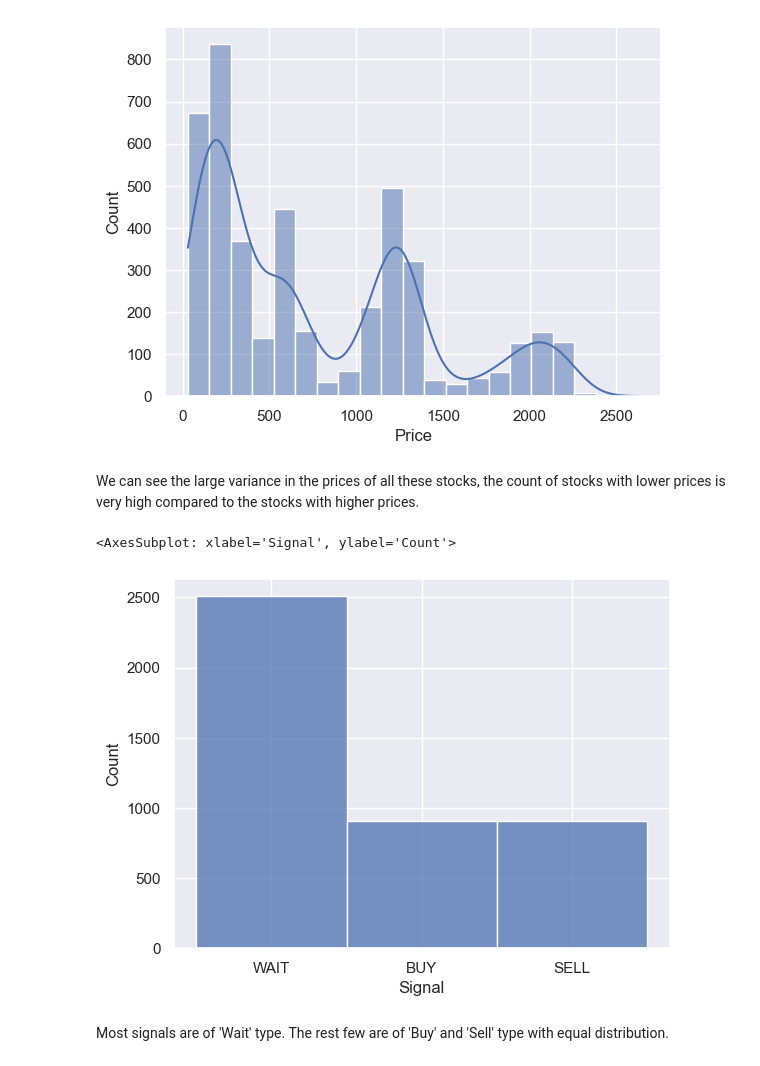
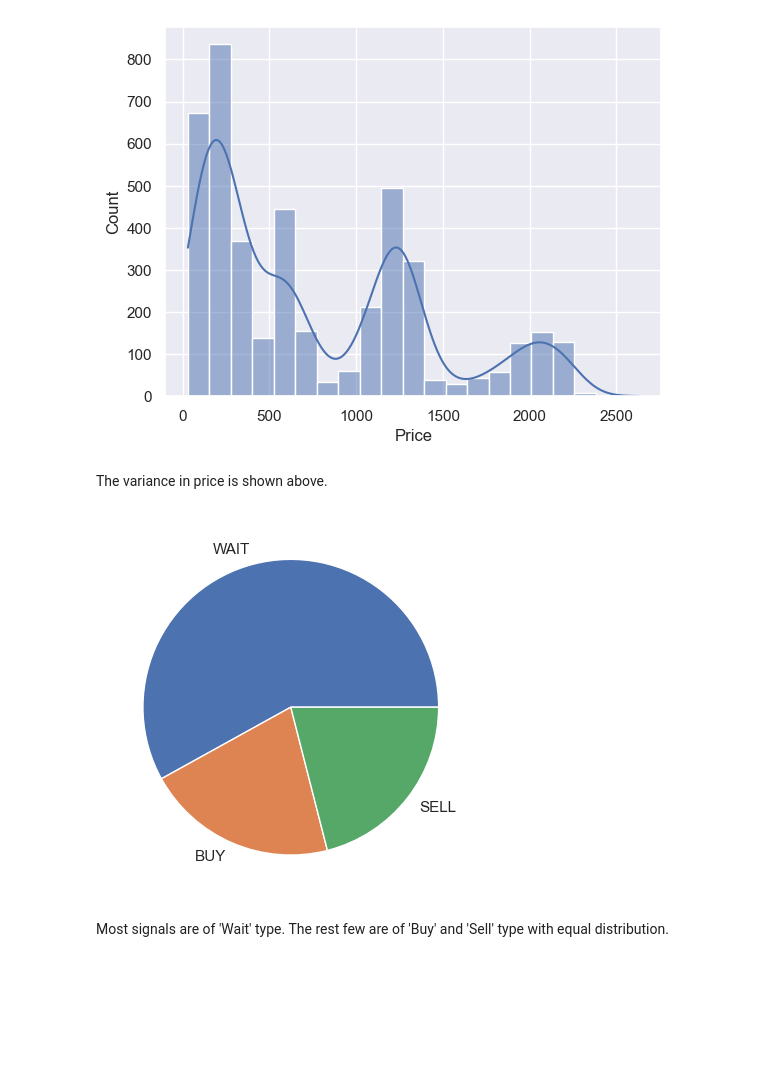
Before and after one commit to Anurag-Gulati-IIITD/Machine_Learning_Monsoon_2022, a Jupyter notebook: src/eda_feature_selection.ipynb, the cells around one changed output. Drawn from its saved outputs; the diff is of its cells as text; code cells hidden in the pictures; blank space fills up the shorter version.

```diff
--- a/src/eda_feature_selection.ipynb
+++ b/src/eda_feature_selection.ipynb
@@ -104,13 +113,14 @@ sns.histplot(df['Price'], kde=True) # Checking the distribution of the price
 # %% [output]
 <AxesSubplot: xlabel='Price', ylabel='Count'>
 [figure]
-# %% [markdown]
-We can see the large variance in the prices of all these stocks, the count of stocks with lower prices is very high compared to the stocks with higher prices.
+# %% [markdown]
+The variance in price is shown above.
 # %%
-sns.histplot(df['Signal']) # Checking the distribution of the signal (wait, buy, sell)
+counts = col.Counter(df['Signal'])
+plt.pie(counts.values(), labels=counts.keys()) # Checking the distribution of the signal (wait, buy, sell)
+plt.show()
 # %% [output]
-<AxesSubplot: xlabel='Signal', ylabel='Count'>
-[figure, old version]
+[figure, new version]
 # %% [markdown]
 Most signals are of 'Wait' type. The rest few are of 'Buy' and 'Sell' type with equal distribution.
 # %% [markdown]
```
Also changed, not shown: parts of 6 cells of this notebook.
